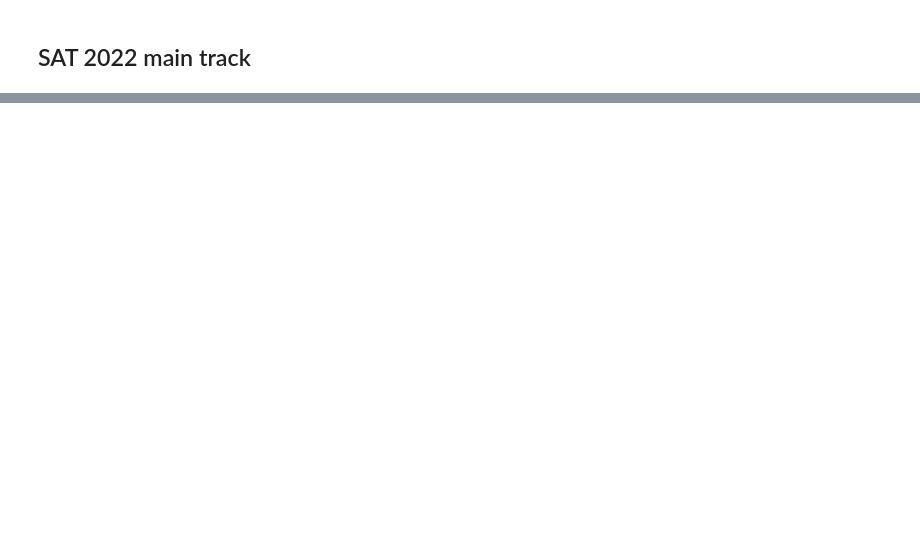
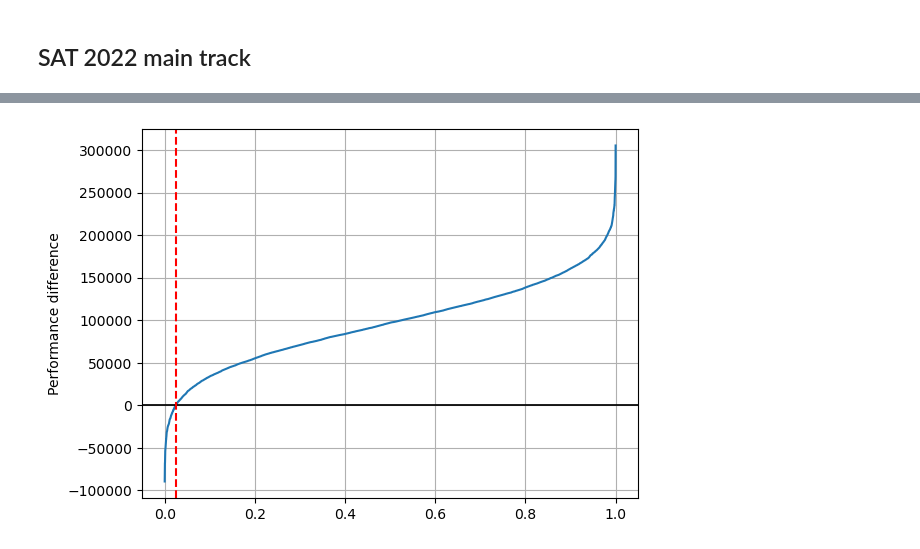
Before and after one commit to jeroenrook/robustranking, a Jupyter notebook: Experiments/main.ipynb, the cells around one changed output, grey strips where cells are left out. Drawn from its saved outputs; the diff is of its cells as text; code cells hidden in the pictures; blank space fills up the shorter version.

```diff
--- a/Experiments/main.ipynb
+++ b/Experiments/main.ipynb
@@ -94 +140,19 @@ Complete table: True
+# %%
+cache = comparison._get_cache()
+s1 = cache["meta_data"]["algorithms"].index(algorithms[0])
+s2 = cache["meta_data"]["algorithms"].index(algorithms[1])
+
+distributions = cache["distributions"]
+p_value = comparison.statistical_test(*algorithms)
+direction = -1 if comparison.minimise else 1
+diff = direction * (distributions[s1,:] - distributions[s2,:])
+diff = np.sort(diff)
+plt.grid()
+plt.plot(np.linspace(0, 1, len(diff)),diff)
+plt.axhline(0, c="black", linewidth=1.25, linestyle="-")
+plt.axvline(p_value, c="red", linestyle="--")
+plt.ylabel("Performance difference")
+plt.show()
+# %% [output]
+[figure, added]
 # %%
```
Also changed, not shown: parts of 14 cells of this notebook, 3 other files.
